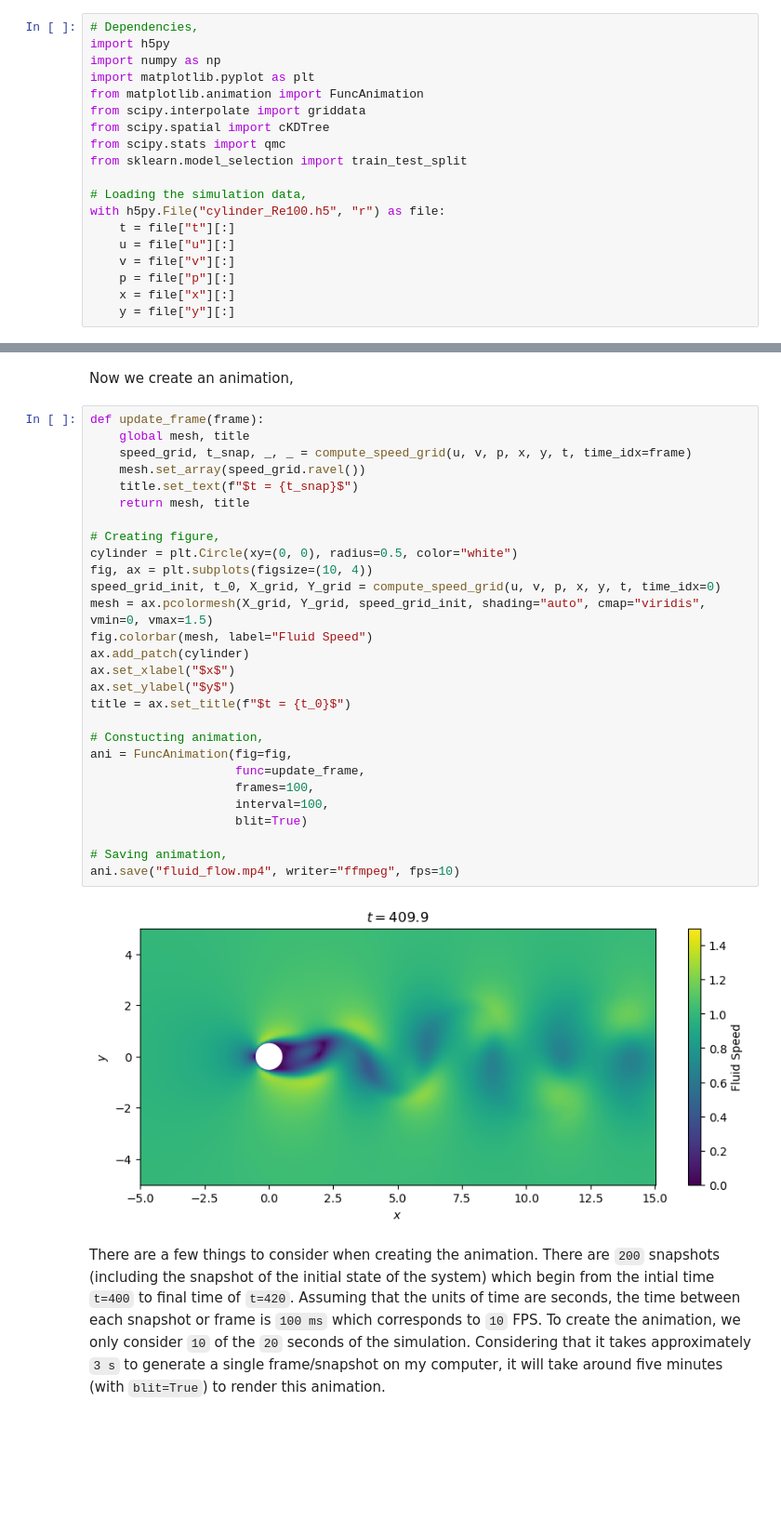
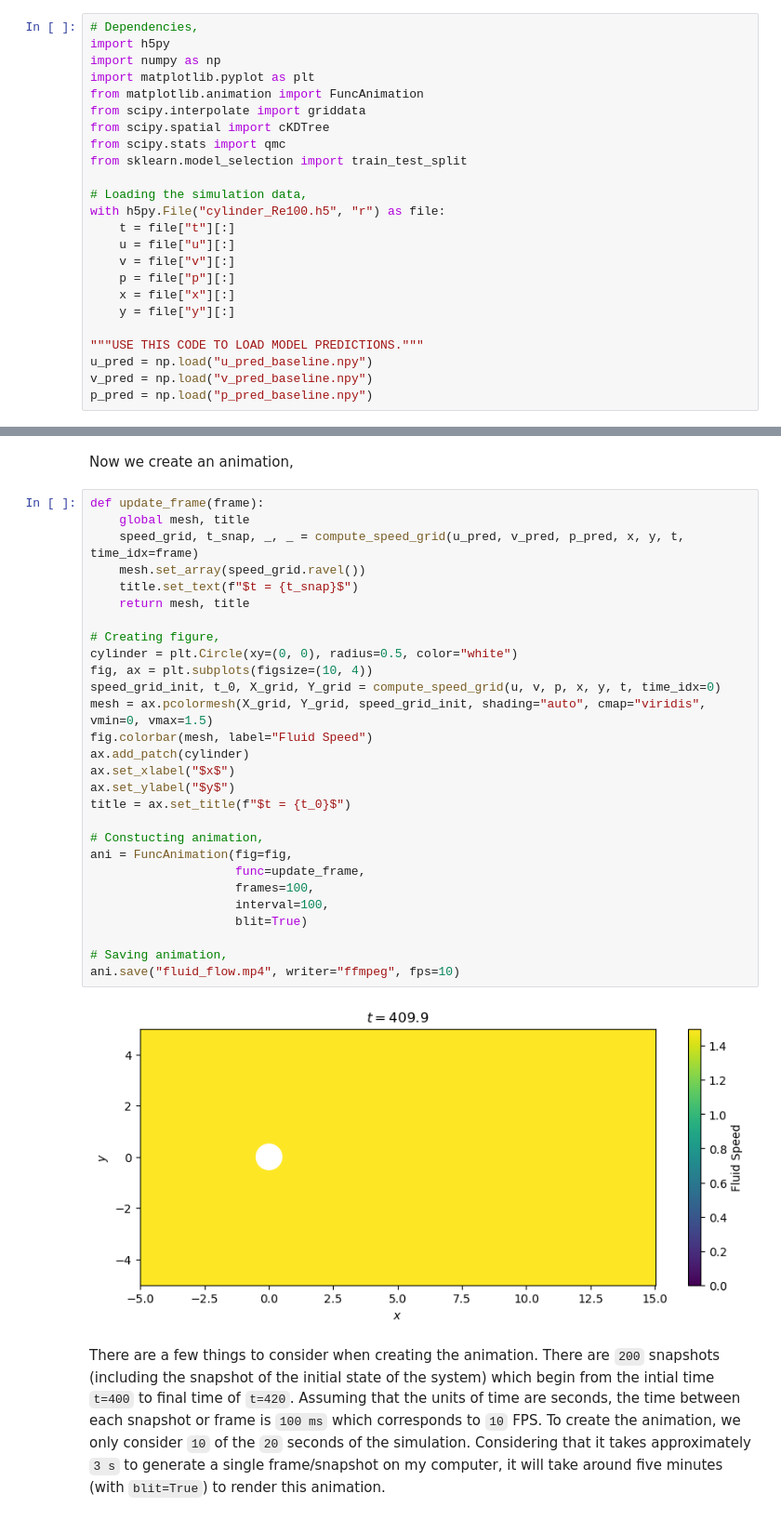
Before and after one commit to prithvi-ramrucha/pinn-cylinder-flow, a Jupyter notebook: simulation.ipynb, the cells around one changed output, grey strips where cells are left out. Shown at 93% size. Cells and saved outputs as stored; diff of their text form; blank space fills up the shorter version.

Commit message:
reconstruced predicted simulation from the baseline model.

```diff
--- a/simulation.ipynb
+++ b/simulation.ipynb
@@ -27,6 +27,11 @@ with h5py.File("cylinder_Re100.h5", "r") as file:
     p = file["p"][:]
     x = file["x"][:]
     y = file["y"][:]
+
+"""USE THIS CODE TO LOAD MODEL PREDICTIONS."""
+u_pred = np.load("u_pred_baseline.npy")
+v_pred = np.load("v_pred_baseline.npy")
+p_pred = np.load("p_pred_baseline.npy")
 # %% [markdown]
 Inspecting the our time values `t`, we confirm that we have `201` time steps that range from `t=400` to `t=420`. Each step represents `0.1` units of time. Moreover, we have `82,872` number of nodes which take one a value of $u$, $v$ and $p$ at a given time $t$. Let us now visualise the velocity field for a given time $t$,
 # %%
@@ -85,33 +90,33 @@ Now we create an animation,
 # %%
 def update_frame(frame):
     global mesh, title
-    speed_grid, t_snap, _, _ = compute_speed_grid(u, v, p, x, y, t, time_idx=frame)
+    speed_grid, t_snap, _, _ = compute_speed_grid(u_pred, v_pred, p_pred, x, y, t, time_idx=frame)
     mesh.set_array(speed_grid.ravel())
     title.set_text(f"$t = {t_snap}$")
     return mesh, title
 
 # Creating figure,
 cylinder = plt.Circle(xy=(0, 0), radius=0.5, color="white")
 fig, ax = plt.subplots(figsize=(10, 4))
 speed_grid_init, t_0, X_grid, Y_grid = compute_speed_grid(u, v, p, x, y, t, time_idx=0)
 mesh = ax.pcolormesh(X_grid, Y_grid, speed_grid_init, shading="auto", cmap="viridis", vmin=0, vmax=1.5)
 fig.colorbar(mesh, label="Fluid Speed")
 ax.add_patch(cylinder)
 ax.set_xlabel("$x$")
 ax.set_ylabel("$y$")
 title = ax.set_title(f"$t = {t_0}$")
 
 # Constucting animation,
 ani = FuncAnimation(fig=fig,
                     func=update_frame,
                     frames=100,
                     interval=100,
                     blit=True)
 
 # Saving animation,
 ani.save("fluid_flow.mp4", writer="ffmpeg", fps=10)
 # %% [output]
-[figure, old version]
+[figure, new version]
 # %% [markdown]
 There are a few things to consider when creating the animation. There are `200` snapshots (including the snapshot of the initial state of the system) which begin from the intial time `t=400` to final time of `t=420`. Assuming that the units of time are seconds, the time between each snapshot or frame is `100 ms` which corresponds to `10` FPS. To create the animation, we only consider `10` of the `20` seconds of the simulation. Considering that it takes approximately `3 s` to generate a single frame/snapshot on my computer, it will take around five minutes (with `blit=True`) to render this animation.
 # %% [markdown]
```
Also changed, not shown: 1 other file.
